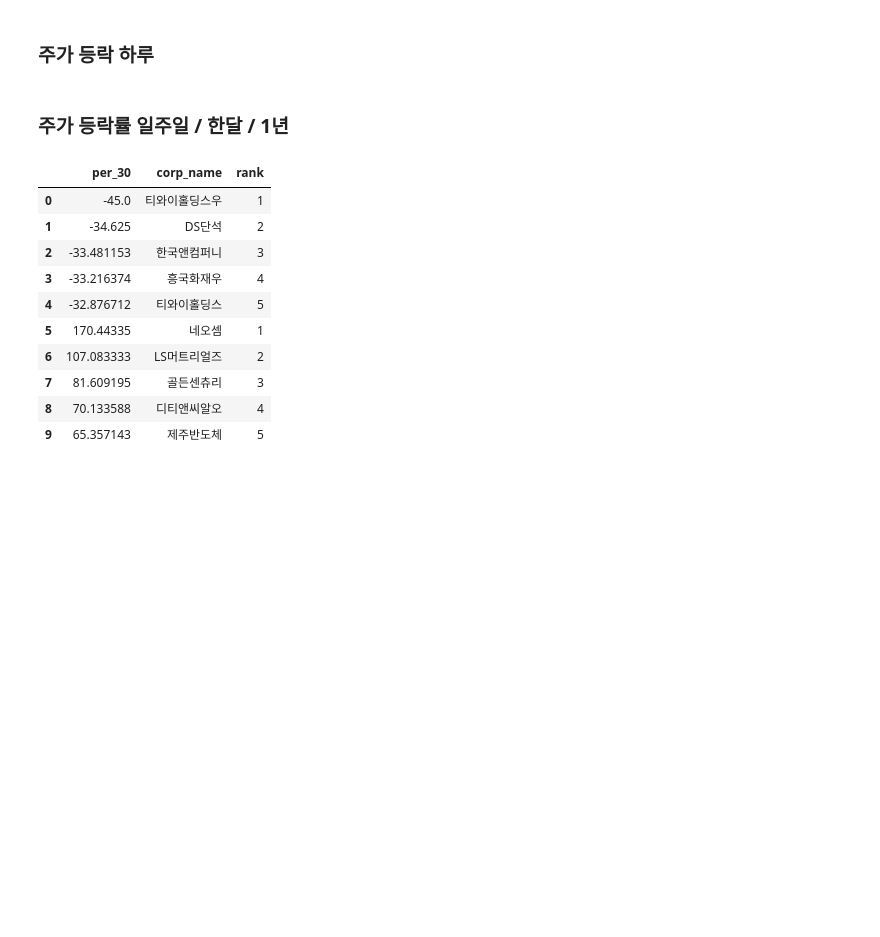
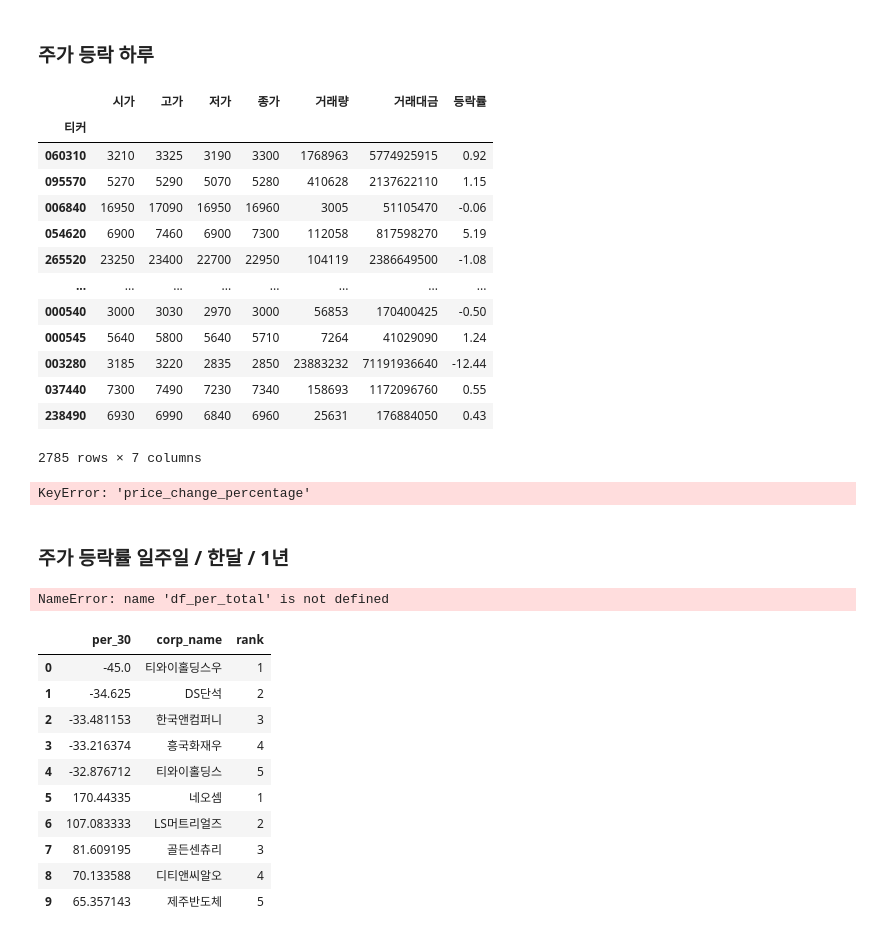
Before and after one commit to Unfinishedgod/finance_mlops, a Jupyter notebook: jupyter/cleaning/kor_stock_cleaning.ipynb, the cells around one changed output. Cells and saved outputs as stored; diff of their text form; code cells hidden in the pictures; blank space fills up the shorter version.

```diff
--- a/jupyter/cleaning/kor_stock_cleaning.ipynb
+++ b/jupyter/cleaning/kor_stock_cleaning.ipynb
@@ -469,8 +492,27 @@ def rank_per(df1, rank_count):
 ### 주가 등락 하루
 # %%
 df = stock.get_market_ohlcv("20240105", market="ALL")
+# %%
+df
+# %% [output]
+|  | 시가 | 고가 | 저가 | 종가 | 거래량 | 거래대금 | 등락률 |
+| 티커 |  |  |  |  |  |  |  |
+| 060310 | 3210 | 3325 | 3190 | 3300 | 1768963 | 5774925915 | 0.92 |
+| 095570 | 5270 | 5290 | 5070 | 5280 | 410628 | 2137622110 | 1.15 |
+| 006840 | 16950 | 17090 | 16950 | 16960 | 3005 | 51105470 | -0.06 |
+| 054620 | 6900 | 7460 | 6900 | 7300 | 112058 | 817598270 | 5.19 |
+| 265520 | 23250 | 23400 | 22700 | 22950 | 104119 | 2386649500 | -1.08 |
+| ... | ... | ... | ... | ... | ... | ... | ... |
+| 000540 | 3000 | 3030 | 2970 | 3000 | 56853 | 170400425 | -0.50 |
+| 000545 | 5640 | 5800 | 5640 | 5710 | 7264 | 41029090 | 1.24 |
+| 003280 | 3185 | 3220 | 2835 | 2850 | 23883232 | 71191936640 | -12.44 |
+| 037440 | 7300 | 7490 | 7230 | 7340 | 158693 | 1172096760 | 0.55 |
+| 238490 | 6930 | 6990 | 6840 | 6960 | 25631 | 176884050 | 0.43 |
+2785 rows × 7 columns
 # %%
-df2 = rank_per(ohlcv_df_raw[ohlcv_df_raw['date'] == '2024-01-05'], 5)
+df2 = rank_per(df_raw_total_2[df_raw_total_2['date'] == '2024-01-05'], 5)
+# %% [output]
+KeyError: 'price_change_percentage'
 # %% [markdown]
 ### 주가 등락률 일주일 / 한달 / 1년
 # %%
@@ -520,6 +562,10 @@ for per_value in per_set:
 
 df_per_total = df_per_total.drop_duplicates()
 df_per_total = df_per_total.reset_index(drop = True)
+# %%
+df_per_total
+# %% [output]
+NameError: name 'df_per_total' is not defined
 # %%
 df_per_total[df_per_total['type'] == 'per_30'][['per_30', 'corp_name', 'rank']]
 # %% [output]
```
Also changed, not shown: parts of 4 cells of this notebook, 2 other files.
